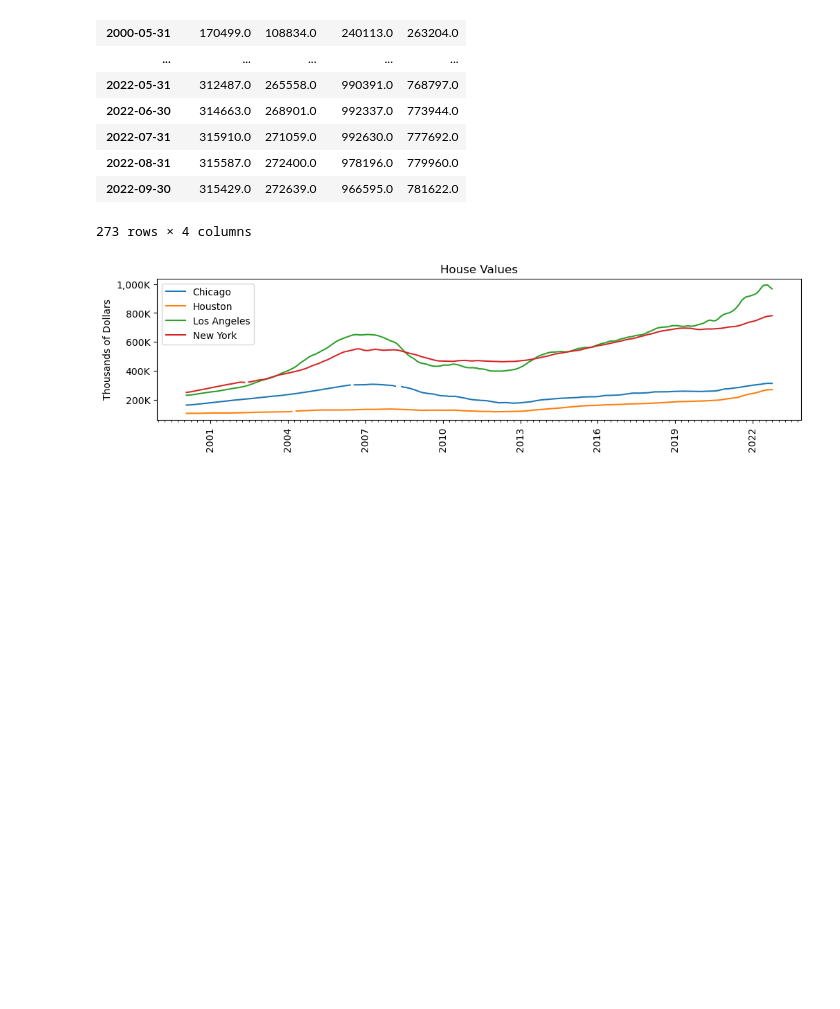
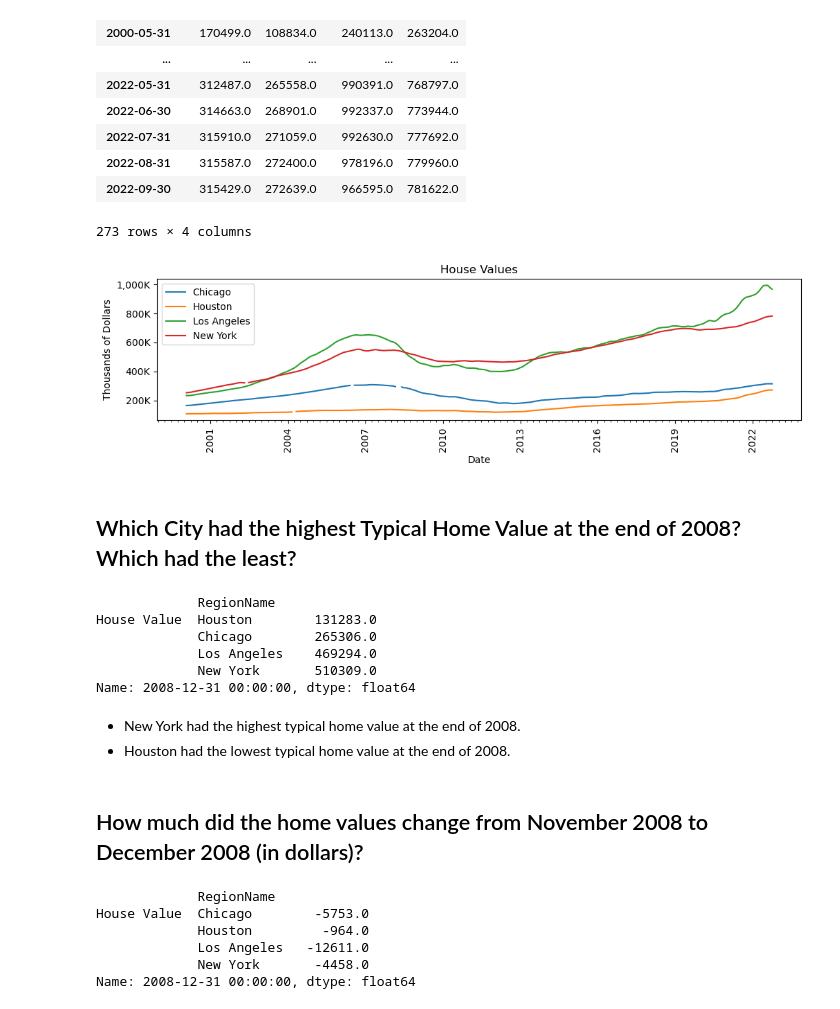
Before and after one commit to andreacohen7/Zillow-House-Value-Index, a Jupyter notebook: Preparing Time Series from Wide-Form Data.ipynb, the cells around one changed output. Cells and saved outputs as stored; diff of their text form; code cells hidden in the pictures; blank space fills up the shorter version.

```diff
--- a/Preparing Time Series from Wide-Form Data.ipynb
+++ b/Preparing Time Series from Wide-Form Data.ipynb
@@ -205,13 +205,39 @@ fmt_thous = mticks.FuncFormatter(thousands)
 # %%
 fig, ax = plt.subplots()
 ax.plot(unstacked.index, unstacked.values, label = unstacked['House Value'].columns)
-ax.set(title = 'House Values', ylabel = 'Thousands of Dollars')
+ax.set(title = 'House Values',xlabel = 'Date', ylabel = 'Thousands of Dollars')
 ax.xaxis.set_major_locator(loc_year)
 ax.xaxis.set_major_formatter(fmt_year)
 ax.xaxis.set_minor_locator(loc_3months)
 ax.yaxis.set_major_formatter(fmt_thous)
 ax.legend();
 fig = ax.get_figure()
 fig.autofmt_xdate(rotation = 90, ha = 'center')
 # %% [output]
-[figure, old version]
+[figure, new version]
+# %% [markdown]
+## Which City had the highest Typical Home Value at the end of 2008? Which had the least?
+# %%
+unstacked.loc[pd.IndexSlice['2008-12-31']].sort_values()
+# %% [output]
+             RegionName
+House Value  Houston        131283.0
+             Chicago        265306.0
+             Los Angeles    469294.0
+             New York       510309.0
+Name: 2008-12-31 00:00:00, dtype: float64
+# %% [markdown]
+- New York had the highest typical home value at the end of 2008.
+- Houston had the lowest typical home value at the end of 2008.
+# %% [markdown]
+## How much did the home values change from November 2008 to December 2008 (in dollars)?
+# %%
+unstacked_diff = unstacked.diff()
+unstacked_diff.loc[pd.IndexSlice['2008-12-31']]
+# %% [output]
+             RegionName
+House Value  Chicago        -5753.0
+             Houston         -964.0
+             Los Angeles   -12611.0
+             New York       -4458.0
+Name: 2008-12-31 00:00:00, dtype: float64
```
Also changed, not shown: parts of 1 cell of this notebook.
